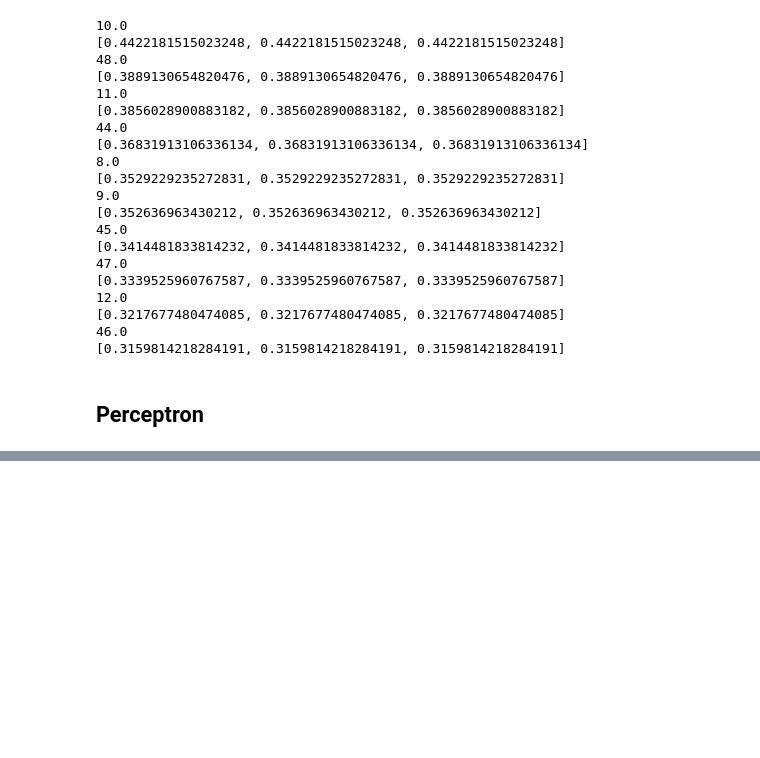
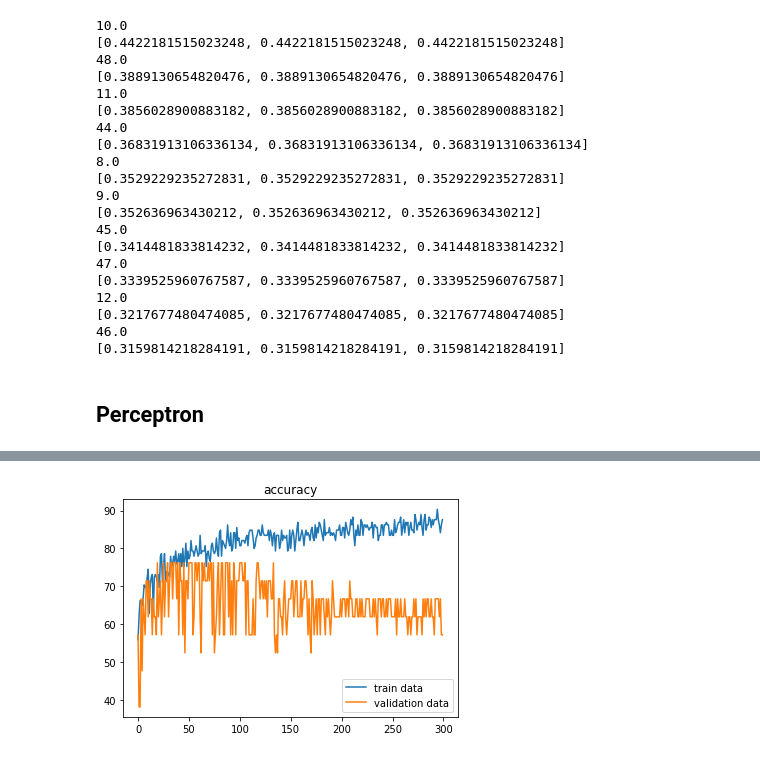
Before and after one commit to ZahraDehghanian97/Perceptron_Vs._Adaline, a Jupyter notebook: 98131059_HW01/98131059_HW01.ipynb, the cells around one changed output, grey strips where cells are left out. Cells and saved outputs as stored; diff of their text form; code cells hidden in the pictures; blank space fills up the shorter version.

Commit message:
finish perceptron

```diff
--- a/98131059_HW01/98131059_HW01.ipynb
+++ b/98131059_HW01/98131059_HW01.ipynb
@@ -184,36 +178,72 @@ def accuracy_metric(actual, predicted):
             correct += 1
     return correct / float(len(actual)) * 100.0
 
-def predict(row, weights):
-    activation = weights[0]
-    for i in range(len(row) - 1):
-        activation += weights[i + 1] * row[i]
-    return 1.0 if activation >= 0.0 else 0.0
+def predict(test, weights):
+    predictions = list()
+    for row in test:
+      activation = weights[0]
+      for i in range(len(row) - 1):
+          activation += weights[i + 1] * row[i]
+      temp = 0
+      if activation >= 0.0 : temp = 1
+      predictions.append(temp)
+    return predictions
 
-def train_weights(train, l_rate, n_epoch):
+def train_weights(train, l_rate, max_epoch):
     weights = [0.0 for i in range(len(train[0]))]
-    for epoch in range(n_epoch):
-        for row in train:
-            prediction = predict(row, weights)
-            error = row[-1] - prediction
-            weights[0] = weights[0] + l_rate * error
-            for i in range(len(row) - 1):
-                weights[i + 1] = weights[i + 1] + l_rate * error * row[i]
-    return weights
+    accuracy_train = list()
+    accuracy_validate = list()
+    last_accuracy_v =0
+    flag = True
+    flag2 = True
+    epoch = 0
+    while epoch < max_epoch  and flag:
+      p_train = list()
+      for row in train:
+          prediction = predict([row], weights)[0]
+          p_train.append(prediction)
+          error = row[-1] - prediction
+          weights[0] = weights[0] + l_rate * error
+          for i in range(len(row) - 1):
+              weights[i + 1] = weights[i + 1] + l_rate * error * row[i]
+      # early stopping condition
+      accuracy_train.append(accuracy_metric(train[:,-1],p_train))
+      new_accuracy_v = accuracy_metric(validate[:,-1], predict(validate,weights))
+      accuracy_validate.append(new_accuracy_v)
+      if  ( new_accuracy_v< last_accuracy_v) and flag2==True :
+        print(">>>>>>>>>>early stopping condition :")
+        print("training finish at epoch "+str(epoch))
+        print("-----------------------------")
+        print("weights : "+str(weights))
+        print("-----------------------------")
+        flag2 = False
+        # flag = False
+        # return weights
+      else : last_accuracy_v = new_accuracy_v
+      epoch +=1
+    print('>>>>>>>>>>>>>limit epoch condition :')
+    print("training finish at epoch "+str(epoch))
+    print("-----------------------------")
+    print("weights : "+str(weights))
+    print("-----------------------------")
+    return weights, accuracy_train,accuracy_validate
 
-def perceptron(train,validate, test, l_rate, n_epoch):
-    predictions = list()
-    weights = train_weights(train, l_rate, n_epoch)
-    for row in test:
-        prediction = predict(row, weights)
-        predictions.append(prediction)
-    return (predictions)
+def perceptron(train,validate, test, l_rate, max_epoch):
+    weights , accuracy_train,accuracy_validate = train_weights(train, l_rate, max_epoch)
+    predictions = predict(test, weights)
+    return predictions , accuracy_train,accuracy_validate
 
 
 l_rate = 0.01
-n_epoch = 500
-predicted = perceptron(train,validate, test ,l_rate,n_epoch)
+max_epoch = 300
+predicted, accuracy_train,accuracy_validate = perceptron(train,validate, test ,l_rate,max_epoch)
 actual = test[:,-1]
 accuracy = accuracy_metric(actual, predicted)
-print('Accuracy:' + str(accuracy) )
+print(">>>>>>>>>>>>>>>")
+print('Final Accuracy test data = ' + str(accuracy) )
+temp = [i for i in range(len(accuracy_train))]
+plt.plot(temp,accuracy_train,label="train data")
+plt.plot(temp,accuracy_validate,label="validation data")
+plt.legend()
+plt.title("accuracy")
 # %% [output]
@@ -220,0 +263 @@ Accuracy:83.33333333333334
+[figure, added]
```
Also changed, not shown: parts of 3 cells of this notebook.
